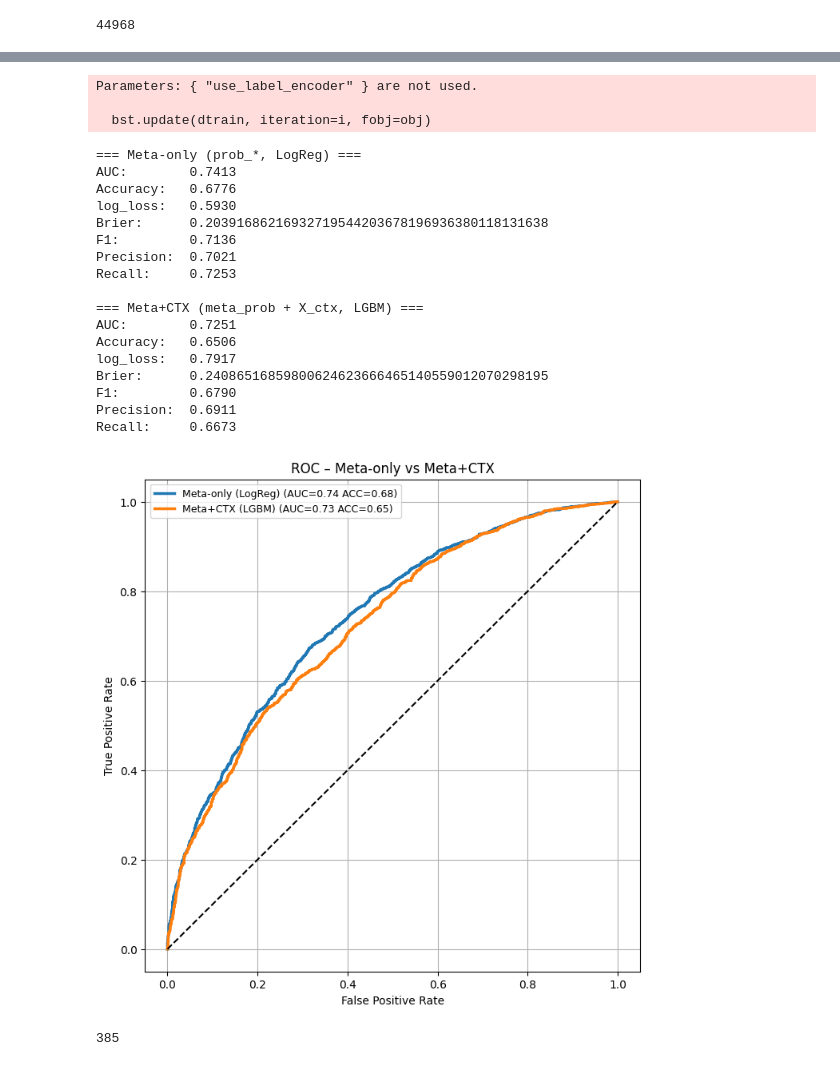
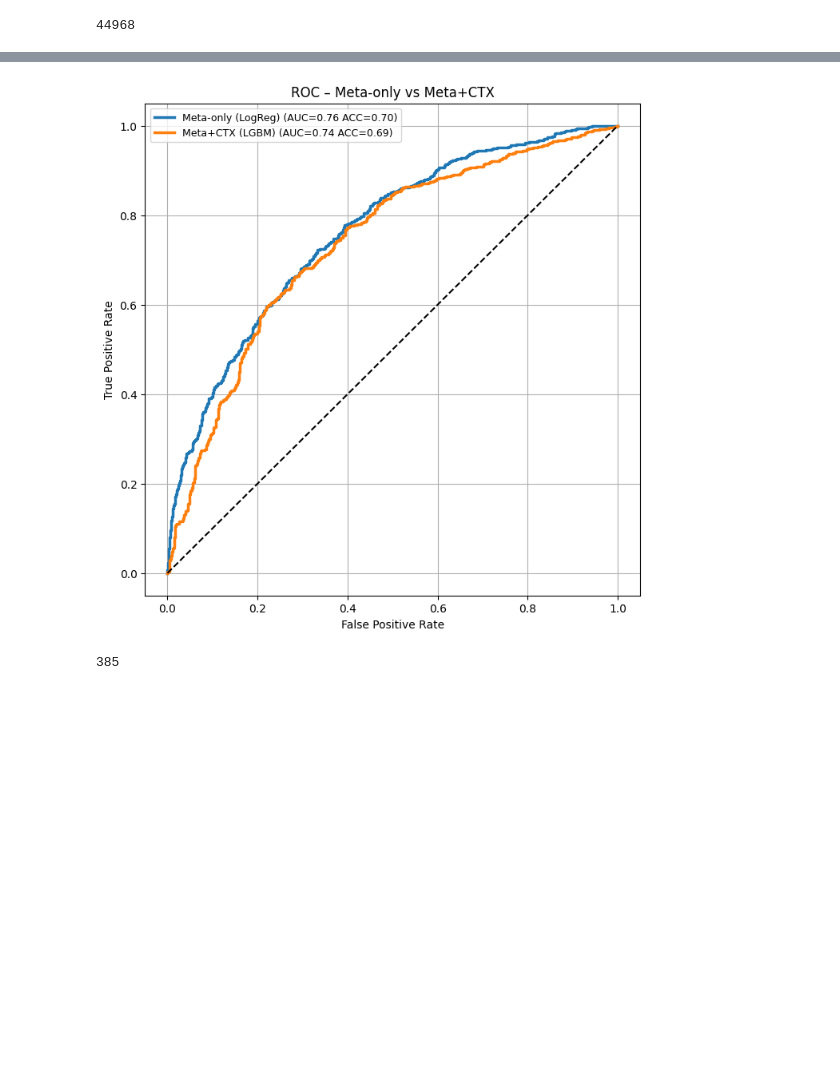
Before and after one commit to PJWSTK-Data-Science-Dojo/embedded-rift, a Jupyter notebook: src/reports/esport.ipynb, the cells around one changed output, grey strips where cells are left out. Drawn from its saved outputs; the diff is of its cells as text; code cells hidden in the pictures; blank space fills up the shorter version.

```diff
--- a/src/reports/esport.ipynb
+++ b/src/reports/esport.ipynb
@@ -795,14 +855,24 @@ preds = {
     "TrueSkill": y_pred["team_ts"],
     "OpenSkill": y_pred["team_os"],
     "Thurstone-Mosteller": y_pred["team_tm"],
-    "Glicko-2": y_pred["team_glicko"],
+    "Glicko-2": y_pred["team_gl"],
     "Winrate-5": y_pred["team_wr5"],
     "Streak": y_pred["team_streak"],
     "Player-Elo": y_pred["player_elo"],
     "Player-TrueSkill": y_pred["player_ts"],
     "Player-OpenSkill": y_pred["player_os"],
     "Player-Thurstone-Mosteller": y_pred["player_tm"],
-    "Player-Glicko-2": y_pred["player_glicko"],
+    "Player-Glicko-2": y_pred["player_gl"],
+    "BoN-Team-Elo": y_pred["bon_team_elo"],
+    "BoN-Team-TrueSkill": y_pred["bon_team_ts"],
+    "BoN-Team-OpenSkill": y_pred["bon_team_os"],
+    "BoN-Team-Thurstone-Mosteller": y_pred["bon_team_tm"],
+    "BoN-Team-Glicko-2": y_pred["bon_team_gl"],
+    "BoN-Player-Elo": y_pred["bon_player_elo"],
+    "BoN-Player-TrueSkill": y_pred["bon_player_ts"],
+    "BoN-Player-OpenSkill": y_pred["bon_player_os"],
+    "BoN-Player-Thurstone-Mosteller": y_pred["bon_player_tm"],
+    "BoN-Player-Glicko-2": y_pred["bon_player_gl"],
 }
 
 for name, scores in preds.items():
@@ -835,6 +905,7 @@ plt.grid(True)
 plt.show()
 
 # wypisanie metryk liczbowych
+results = dict(sorted(results.items(), key=lambda item: item[1]['auc'], reverse=True))
 for name, r in results.items():
     print(f"{name}: AUC={r['auc']:.4f}, ACC={r['acc']:.4f}")
 # %% [output]
@@ -878,13 +959,13 @@ import lightgbm as lgb
 df_ranks = pd.DataFrame(X_ranks)
 y = np.array(y_true)
 
-print(df_ranks.head())
+# print(df_ranks.head())
 # wszystkie probabilistyczne cechy bazowych modeli
 prob_cols = [c for c in df_ranks.columns ]
-print("prob_cols:", prob_cols)
+# print("prob_cols:", prob_cols)
 
 X = df_ranks[prob_cols].values
-X_probs = df_ranks[[c for c in prob_cols if c.startswith("prob_")]].values
+X_probs = df_ranks[[c for c in prob_cols]].values
 
 # ---------------------- PODZIAŁ DANYCH ----------------------
 
@@ -1057,7 +1114,7 @@ Recall:     0.7032
 # %%
 import numpy as np
 import pandas as pd
-
+import xgboost as xgb
 from sklearn.linear_model import LogisticRegression
 from sklearn.metrics import (
     roc_auc_score,
@@ -1090,12 +1147,13 @@ split_idx = int(n * 0.8)   # 80% najstarszych gier na train, 20% najnowszych na
 
 # --- warstwa 1: metamodel na prob_* ---
 
-prob_cols = [c for c in df_ranks.columns if c.startswith("prob_")]
+prob_cols = [c for c in df_ranks.columns]
 X_prob = df_ranks[prob_cols].values
 
+X_ctx_mat = df_ctx.values
 
-X_prob_train, X_prob_test, y_train, y_test = train_test_split(
-    X_prob,y,
+X_prob_train, X_prob_test, y_train, y_test, X_ctx_train, X_ctx_test = train_test_split(
+    X_prob,y,X_ctx_mat,
     test_size=0.2,
     shuffle=False,
 )
@@ -1120,20 +1178,12 @@ meta_test  = meta_clf.predict_proba(X_prob_test)[:, 1]
 # 4. Warstwa 2: Meta + CTX
 # ==========================
 
-X_ctx_mat = df_ctx.values
-X_ctx_train, X_ctx_test = train_test_split(
-    X_ctx_mat,
-    test_size=0.2,
-    shuffle=False,
-)
-
 # finalne featury: [meta_prob, wszystkie ctx]
 X_final_train = np.column_stack([meta_train, X_ctx_train])
 X_final_test  = np.column_stack([meta_test,  X_ctx_test])
 
-lgb_clf = xgb.XGBClassifier(
-    use_label_encoder=False,
-    eval_metric='logloss',
+lgb_clf = lgb.LGBMClassifier(
+    objective="binary",
     n_estimators=300,
     learning_rate=0.05,
     subsample=0.8,
@@ -1190,24 +1249,4 @@ You can set `force_col_wise=true` to remove the overhead.
-Parameters: { "use_label_encoder" } are not used.
-
-  bst.update(dtrain, iteration=i, fobj=obj)
-=== Meta-only (prob_*, LogReg) ===
-AUC:        0.7413
-Accuracy:   0.6776
-log_loss:   0.5930
-Brier:      0.20391686216932719544203678196936380118131638
-F1:         0.7136
-Precision:  0.7021
-Recall:     0.7253
-
-=== Meta+CTX (meta_prob + X_ctx, LGBM) ===
-AUC:        0.7251
-Accuracy:   0.6506
-log_loss:   0.7917
-Brier:      0.24086516859800624623666465140559012070298195
-F1:         0.6790
-Precision:  0.6911
-Recall:     0.6673
-[figure, old version]
+[figure, new version]
 # %%
 len(tournaments)
 # %% [output]
```
Also changed, not shown: parts of 16 cells of this notebook, 7 other files.
